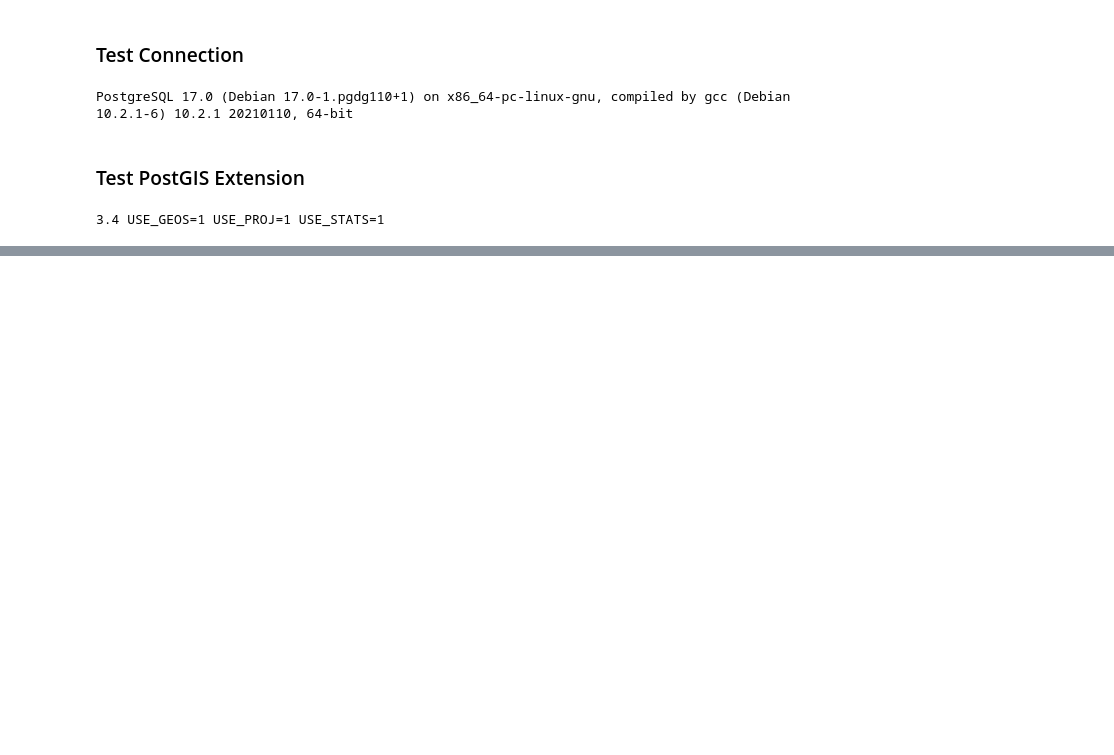
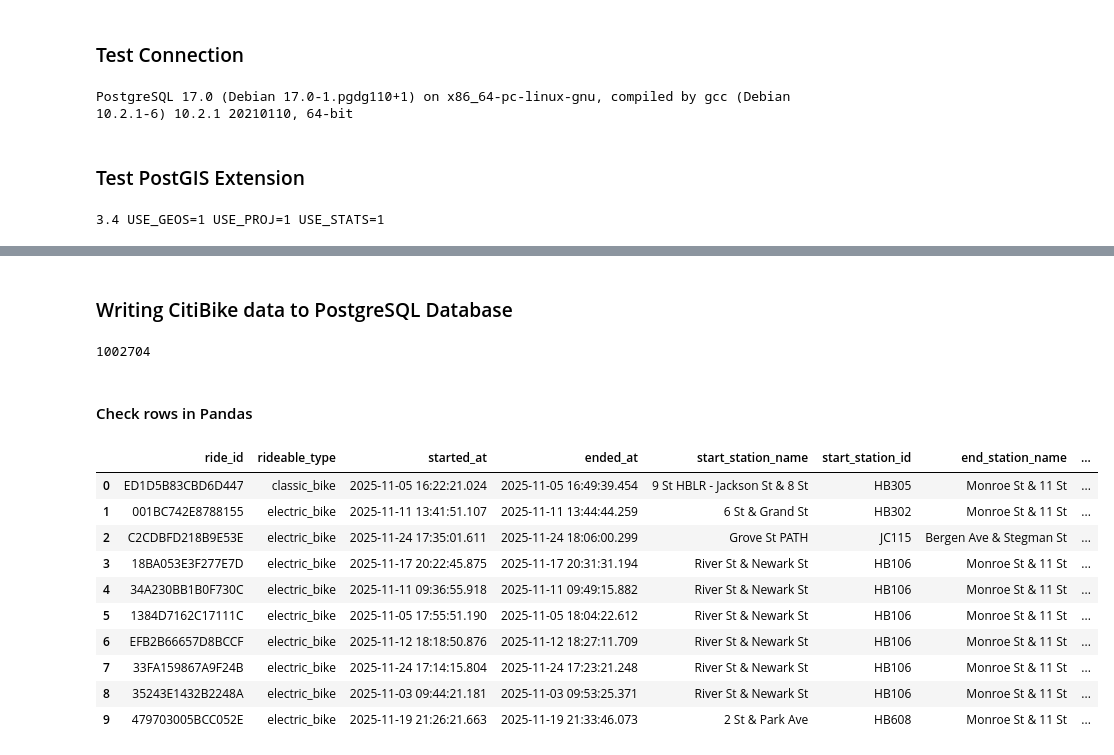
Before and after one commit to MarTvyal62/NYJ-City-Bike, a Jupyter notebook: notebooks/6_SQLAlchemy.ipynb, the cells around one changed output, grey strips where cells are left out. Saved outputs shown, nothing was run; the diff lists cells and outputs as text; code cells hidden in the pictures; blank space fills up the shorter version.

Commit message:
Add tables to DB

```diff
--- a/notebooks/6_SQLAlchemy.ipynb
+++ b/notebooks/6_SQLAlchemy.ipynb
@@ -58,0 +129,39 @@ with engine.connect() as connection:
+# %% [markdown]
+### Writing CitiBike data to PostgreSQL Database
+# %%
+citibike_df.to_sql(
+    name="jersey_city",
+    con=engine,
+    if_exists="replace",
+    index=False,
+    chunksize=50_000,
+    method="multi"
+)
+# %% [output]
+1002704
+# %% [markdown]
+#### Check rows in Pandas
+# %%
+query = """
+SELECT
+    *
+FROM jersey_city
+LIMIT 10;
+"""
+
+pd.read_sql(
+    query,
+    con=engine
+)
+# %% [output]
+|  | ride_id | rideable_type | started_at | ended_at | start_station_name | start_station_id | end_station_name | ... |
+| 0 | ED1D5B83CBD6D447 | classic_bike | 2025-11-05 16:22:21.024 | 2025-11-05 16:49:39.454 | 9 St HBLR - Jackson St & 8 St | HB305 | Monroe St & 11 St | ... |
+| 1 | 001BC742E8788155 | electric_bike | 2025-11-11 13:41:51.107 | 2025-11-11 13:44:44.259 | 6 St & Grand St | HB302 | Monroe St & 11 St | ... |
+| 2 | C2CDBFD218B9E53E | electric_bike | 2025-11-24 17:35:01.611 | 2025-11-24 18:06:00.299 | Grove St PATH | JC115 | Bergen Ave & Stegman St | ... |
+| 3 | 18BA053E3F277E7D | electric_bike | 2025-11-17 20:22:45.875 | 2025-11-17 20:31:31.194 | River St & Newark St | HB106 | Monroe St & 11 St | ... |
+| 4 | 34A230BB1B0F730C | electric_bike | 2025-11-11 09:36:55.918 | 2025-11-11 09:49:15.882 | River St & Newark St | HB106 | Monroe St & 11 St | ... |
+| 5 | 1384D7162C17111C | electric_bike | 2025-11-05 17:55:51.190 | 2025-11-05 18:04:22.612 | River St & Newark St | HB106 | Monroe St & 11 St | ... |
+| 6 | EFB2B66657D8BCCF | electric_bike | 2025-11-12 18:18:50.876 | 2025-11-12 18:27:11.709 | River St & Newark St | HB106 | Monroe St & 11 St | ... |
+| 7 | 33FA159867A9F24B | electric_bike | 2025-11-24 17:14:15.804 | 2025-11-24 17:23:21.248 | River St & Newark St | HB106 | Monroe St & 11 St | ... |
+| 8 | 35243E1432B2248A | electric_bike | 2025-11-03 09:44:21.181 | 2025-11-03 09:53:25.371 | River St & Newark St | HB106 | Monroe St & 11 St | ... |
+| 9 | 479703005BCC052E | electric_bike | 2025-11-19 21:26:21.663 | 2025-11-19 21:33:46.073 | 2 St & Park Ave | HB608 | Monroe St & 11 St | ... |
```
Also changed, not shown: parts of 28 cells of this notebook.
